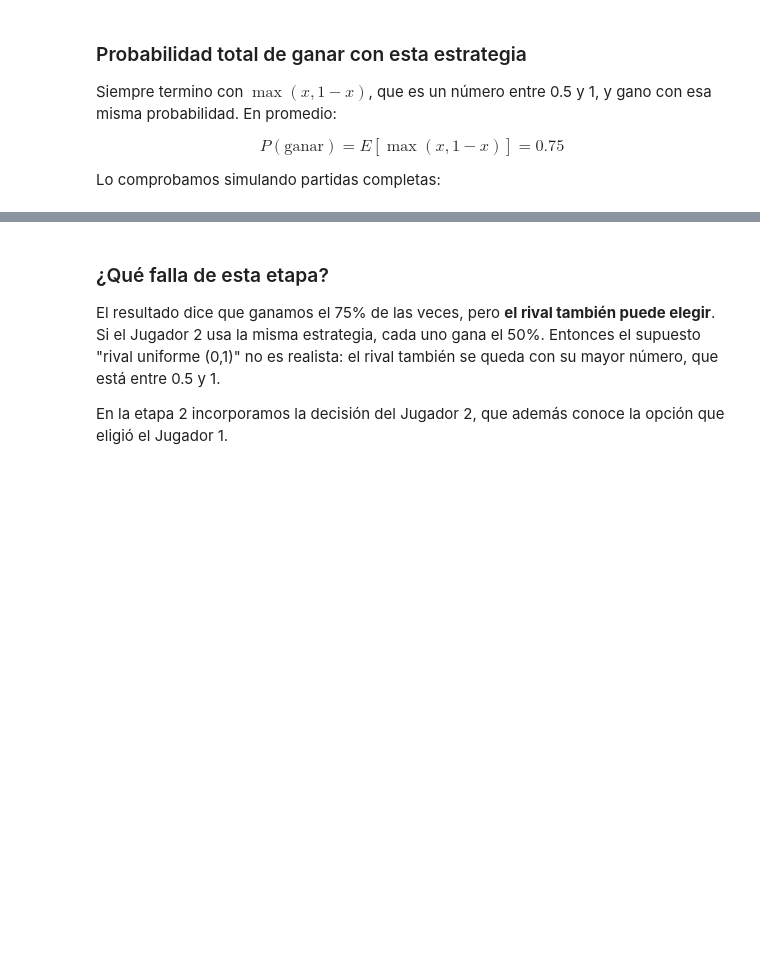
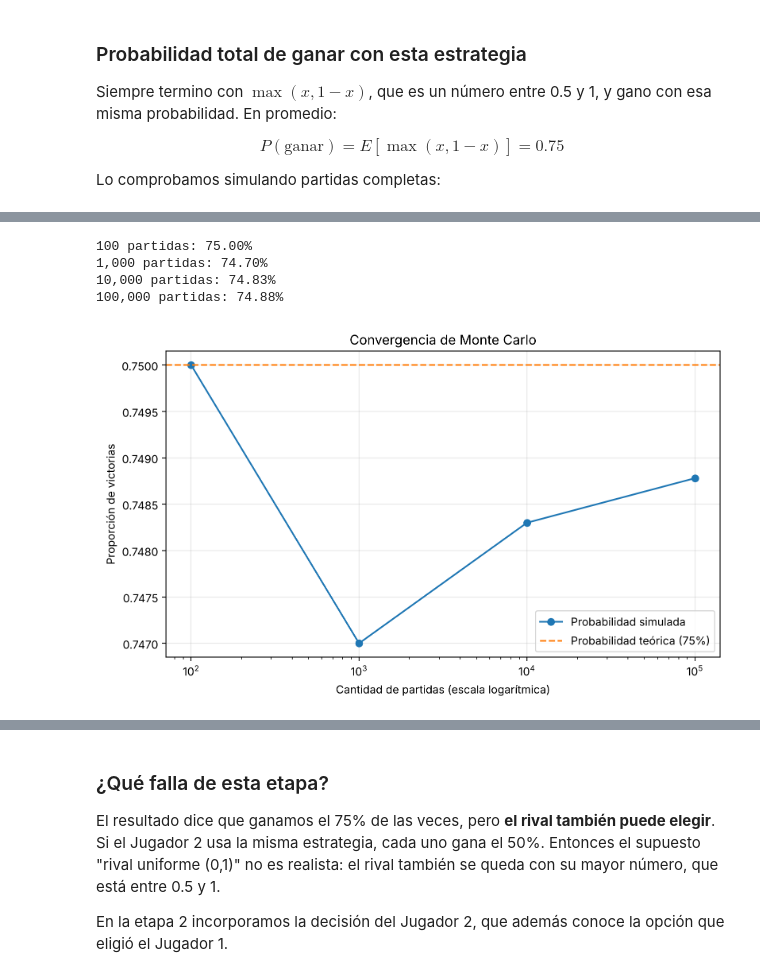
Before and after one commit to VictoriaMarull/finalTRPIII, a Jupyter notebook: trp3.ipynb, the cells around one changed output, grey strips where cells are left out. Cells and saved outputs as stored; diff of their text form; code cells hidden in the pictures; blank space fills up the shorter version.

```diff
--- a/trp3.ipynb
+++ b/trp3.ipynb
@@ -165,0 +212,24 @@ $$
+# %%
+cantidades = [100, 1000, 10000, 100000]
+resultados_convergencia = []
+for cantidad in cantidades:
+    probabilidad = jugar_etapa1(cantidad)
+    resultados_convergencia.append(probabilidad)
+    print(f"{cantidad:,} partidas: {probabilidad*100:.2f}%")
+
+plt.figure(figsize=(9, 5))
+plt.plot(cantidades, resultados_convergencia, marker="o", label="Probabilidad simulada")
+plt.axhline(0.75, color="tab:orange", linestyle="--", label="Probabilidad teórica (75%)")
+plt.xscale("log")
+plt.xlabel("Cantidad de partidas (escala logarítmica)")
+plt.ylabel("Proporción de victorias")
+plt.title("Convergencia de Monte Carlo")
+plt.legend()
+plt.grid(alpha=0.3)
+plt.show()
+# %% [output]
+100 partidas: 75.00%
+1,000 partidas: 74.70%
+10,000 partidas: 74.83%
+100,000 partidas: 74.88%
+[figure, added]
```
Also changed, not shown: parts of 39 cells of this notebook, 2 other files.
